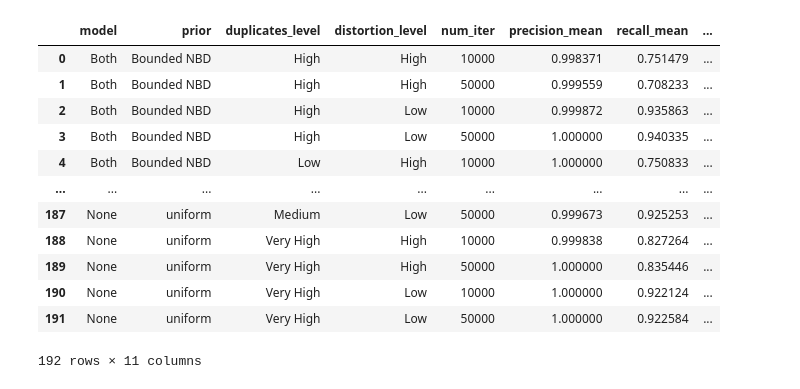
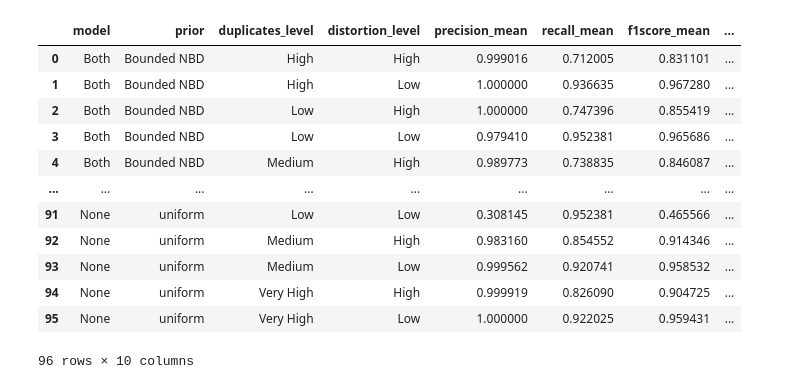
Before and after one commit to Emily0630/exchanger_data_collector, a Jupyter notebook: plot2.ipynb, the cells around one changed output. Cells and saved outputs as stored; diff of their text form; code cells hidden in the pictures.

```diff
--- a/plot2.ipynb
+++ b/plot2.ipynb
@@ -1,31 +1,31 @@
 # %%
 import pandas as pd
 import matplotlib.pyplot as plt
 
 # Load the new dataset as per the user's instructions for step-by-step plotting
-new_clean_data_path = 'clean_data.csv'
+new_clean_data_path = 'clean_data_stats50.csv'
 # Reload the dataset using the first column as the index
 new_clean_data = pd.read_csv(new_clean_data_path, index_col=0)
 
 
 new_clean_data.fillna('None', inplace=True)
 
 # Display the first few rows of the dataframe to confirm the index is set correctly
 new_clean_data
 # %% [output]
-|  | model | prior | duplicates_level | distortion_level | num_iter | precision_mean | recall_mean | ... |
-| 0 | Both | Bounded NBD | High | High | 10000 | 0.998371 | 0.751479 | ... |
-| 1 | Both | Bounded NBD | High | High | 50000 | 0.999559 | 0.708233 | ... |
-| 2 | Both | Bounded NBD | High | Low | 10000 | 0.999872 | 0.935863 | ... |
-| 3 | Both | Bounded NBD | High | Low | 50000 | 1.000000 | 0.940335 | ... |
-| 4 | Both | Bounded NBD | Low | High | 10000 | 1.000000 | 0.750833 | ... |
+|  | model | prior | duplicates_level | distortion_level | precision_mean | recall_mean | f1score_mean | ... |
+| 0 | Both | Bounded NBD | High | High | 0.999016 | 0.712005 | 0.831101 | ... |
+| 1 | Both | Bounded NBD | High | Low | 1.000000 | 0.936635 | 0.967280 | ... |
+| 2 | Both | Bounded NBD | Low | High | 1.000000 | 0.747396 | 0.855419 | ... |
+| 3 | Both | Bounded NBD | Low | Low | 0.979410 | 0.952381 | 0.965686 | ... |
+| 4 | Both | Bounded NBD | Medium | High | 0.989773 | 0.738835 | 0.846087 | ... |
 | ... | ... | ... | ... | ... | ... | ... | ... | ... |
-| 187 | None | uniform | Medium | Low | 50000 | 0.999673 | 0.925253 | ... |
-| 188 | None | uniform | Very High | High | 10000 | 0.999838 | 0.827264 | ... |
-| 189 | None | uniform | Very High | High | 50000 | 1.000000 | 0.835446 | ... |
-| 190 | None | uniform | Very High | Low | 10000 | 1.000000 | 0.922124 | ... |
-| 191 | None | uniform | Very High | Low | 50000 | 1.000000 | 0.922584 | ... |
+| 91 | None | uniform | Low | Low | 0.308145 | 0.952381 | 0.465566 | ... |
+| 92 | None | uniform | Medium | High | 0.983160 | 0.854552 | 0.914346 | ... |
+| 93 | None | uniform | Medium | Low | 0.999562 | 0.920741 | 0.958532 | ... |
+| 94 | None | uniform | Very High | High | 0.999919 | 0.826090 | 0.904725 | ... |
+| 95 | None | uniform | Very High | Low | 1.000000 | 0.922025 | 0.959431 | ... |
-192 rows × 11 columns
+96 rows × 10 columns
 # %%
 # Load the dataset anew for plotting other models, as we've encountered a reset previously
 
```
Also changed, not shown: parts of 1 cell of this notebook, 7 other files.
